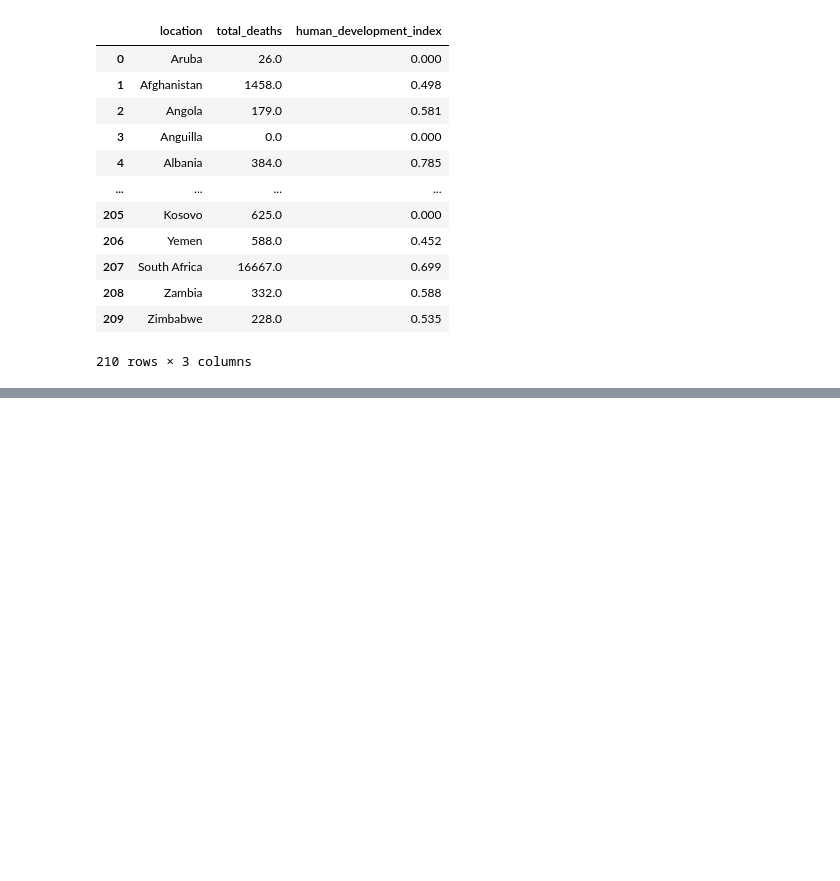
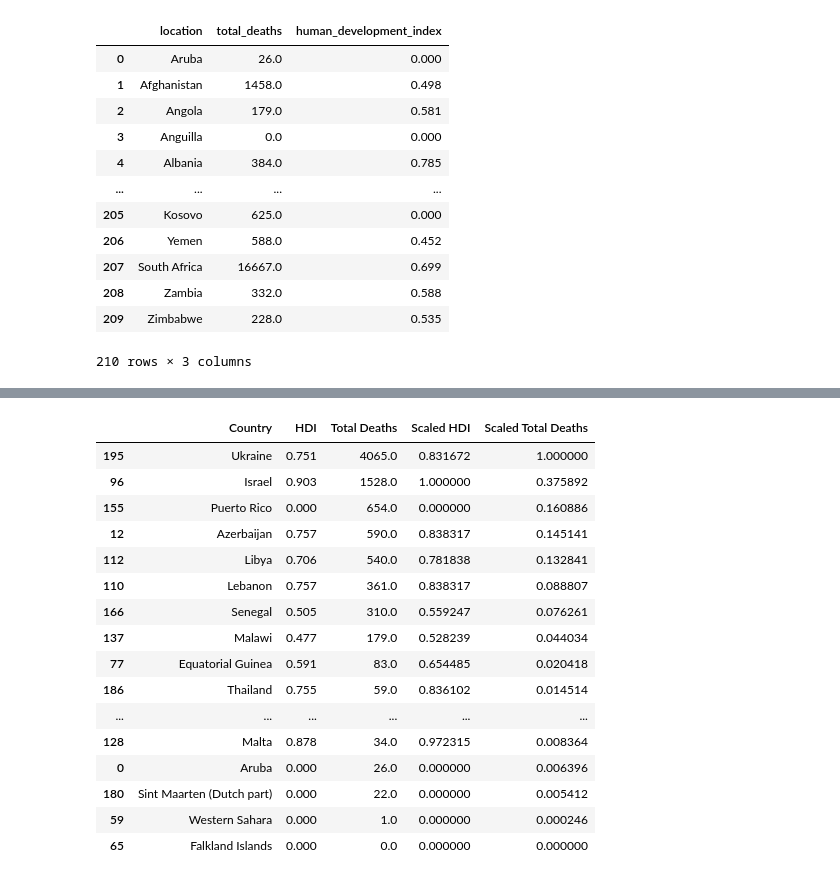
Before and after one commit to skumble27/COVID-19-Causation, a Jupyter notebook: sumukh_kumble/skprojectDraft5.ipynb, the cells around one changed output, grey strips where cells are left out. Drawn from its saved outputs; the diff is of its cells as text; code cells hidden in the pictures; blank space fills up the shorter version.

Commit message:
sklearn codes

```diff
--- a/sumukh_kumble/skprojectDraft5.ipynb
+++ b/sumukh_kumble/skprojectDraft5.ipynb
@@ -431,0 +459,4 @@ y_total_deaths = random_country_list['total_deaths']
+# %%
+from sklearn.preprocessing import MinMaxScaler
+data = new_random_df[['HDI','Total Deaths']].copy()
+scaler = MinMaxScaler()
@@ -431,0 +474,23 @@ y_total_deaths = random_country_list['total_deaths']
+# %%
+new_random_df['Scaled HDI'] = scaler.fit_transform(data)[:,0]# First columns
+
+new_random_df['Scaled Total Deaths']=scaler.fit_transform(data)[:,1]
+new_random_df
+# %% [output]
+|  | Country | HDI | Total Deaths | Scaled HDI | Scaled Total Deaths |
+| 195 | Ukraine | 0.751 | 4065.0 | 0.831672 | 1.000000 |
+| 96 | Israel | 0.903 | 1528.0 | 1.000000 | 0.375892 |
+| 155 | Puerto Rico | 0.000 | 654.0 | 0.000000 | 0.160886 |
+| 12 | Azerbaijan | 0.757 | 590.0 | 0.838317 | 0.145141 |
+| 112 | Libya | 0.706 | 540.0 | 0.781838 | 0.132841 |
+| 110 | Lebanon | 0.757 | 361.0 | 0.838317 | 0.088807 |
+| 166 | Senegal | 0.505 | 310.0 | 0.559247 | 0.076261 |
+| 137 | Malawi | 0.477 | 179.0 | 0.528239 | 0.044034 |
+| 77 | Equatorial Guinea | 0.591 | 83.0 | 0.654485 | 0.020418 |
+| 186 | Thailand | 0.755 | 59.0 | 0.836102 | 0.014514 |
+| ... | ... | ... | ... | ... | ... |
+| 128 | Malta | 0.878 | 34.0 | 0.972315 | 0.008364 |
+| 0 | Aruba | 0.000 | 26.0 | 0.000000 | 0.006396 |
+| 180 | Sint Maarten (Dutch part) | 0.000 | 22.0 | 0.000000 | 0.005412 |
+| 59 | Western Sahara | 0.000 | 1.0 | 0.000000 | 0.000246 |
+| 65 | Falkland Islands | 0.000 | 0.0 | 0.000000 | 0.000000 |
```
Also changed, not shown: parts of 13 cells of this notebook, 1 other file.
